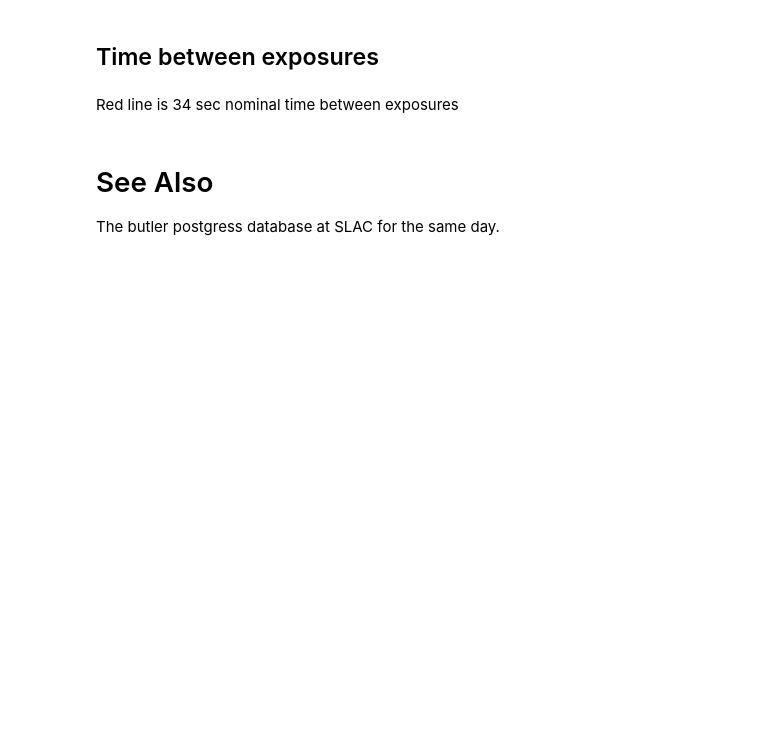
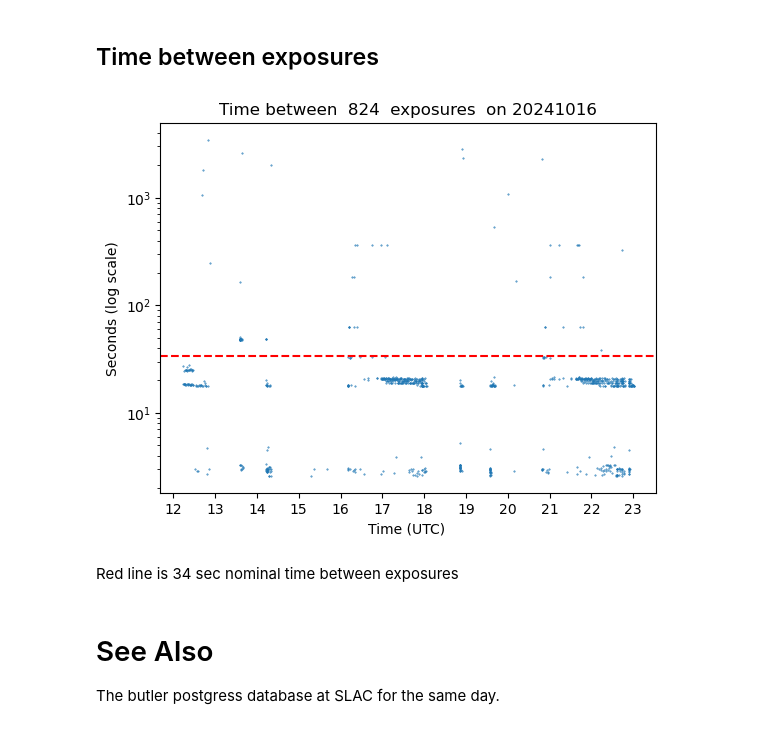
Before and after one commit to lsst-dm/image-transfers-info, a Jupyter notebook: ImageLatency-Summit-USDF.ipynb, the cells around one changed output. Saved outputs shown, nothing was run; the diff lists cells and outputs as text; code cells hidden in the pictures; blank space fills up the shorter version.

```diff
--- a/ImageLatency-Summit-USDF.ipynb
+++ b/ImageLatency-Summit-USDF.ipynb
@@ -245,13 +280,19 @@ betweentimes = (Time(expts, format='mjd') - Time(expt[0:-1], format='mjd')).to('
 #print(f"Got {len(betweentimes)} betweentimes and {len(expts)} exposures.")
 #print (f"Time between exposures mean:{np.mean(betweentimes)}, std:{np.std(betweentimes)}, var:{np.var(betweentimes)} seconds")
 # %%
-plt.scatter(expts, betweentimes, marker=".", s=0.7)
+myFmt = mdates.DateFormatter('%H')
+fig, ax = plt.subplots()
+ax.xaxis.set_major_formatter(myFmt)
+
+plt.scatter(times[1:], betweentimes, marker=".", s=0.7)
 plt.axhline(y = 34, color = 'r', linestyle = '--')
 plt.yscale('log')
-plt.xlabel(f"MJD {day}")
+plt.xlabel(f"Time (UTC) ")
 plt.ylabel("Seconds (log scale)")
 plt.title(f"Time between  {len(betweentimes) + 1}  exposures  on {day}")
 plt.show()
+# %% [output]
+[figure, added]
 # %% [markdown]
 Red line is 34 sec nominal time between exposures
 # %% [markdown]
```
Also changed, not shown: parts of 13 cells of this notebook.
